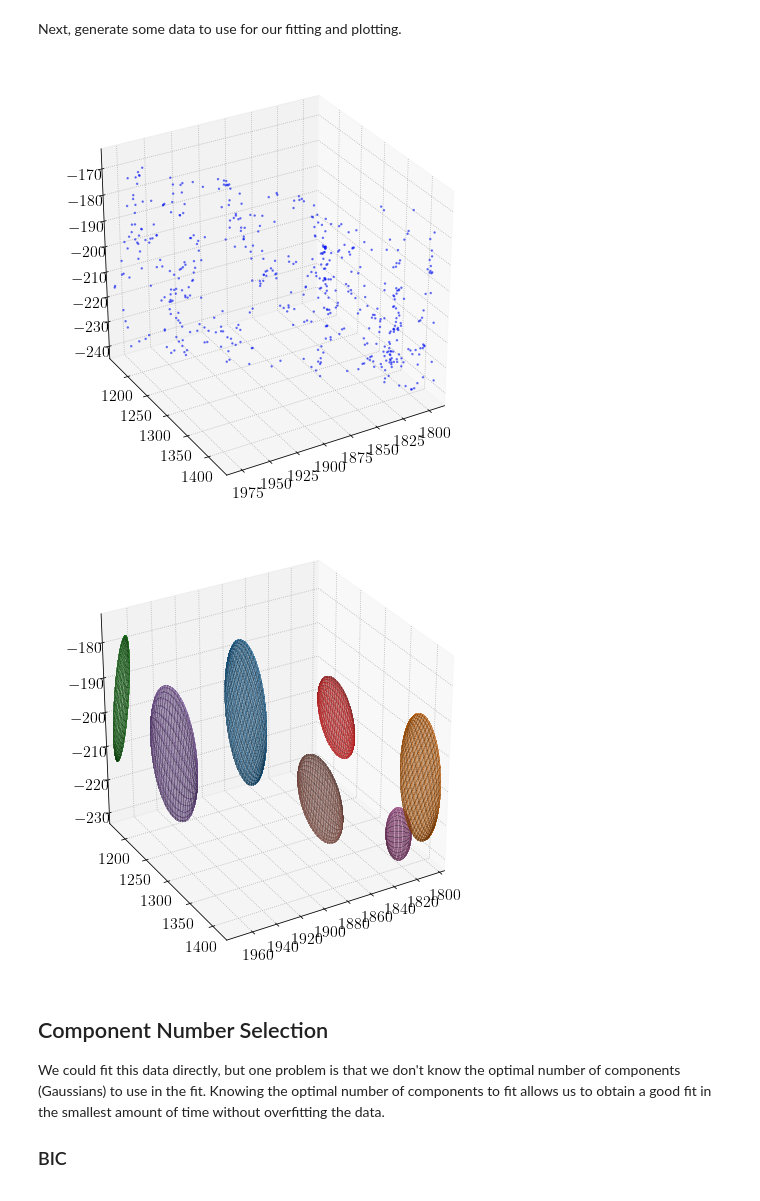
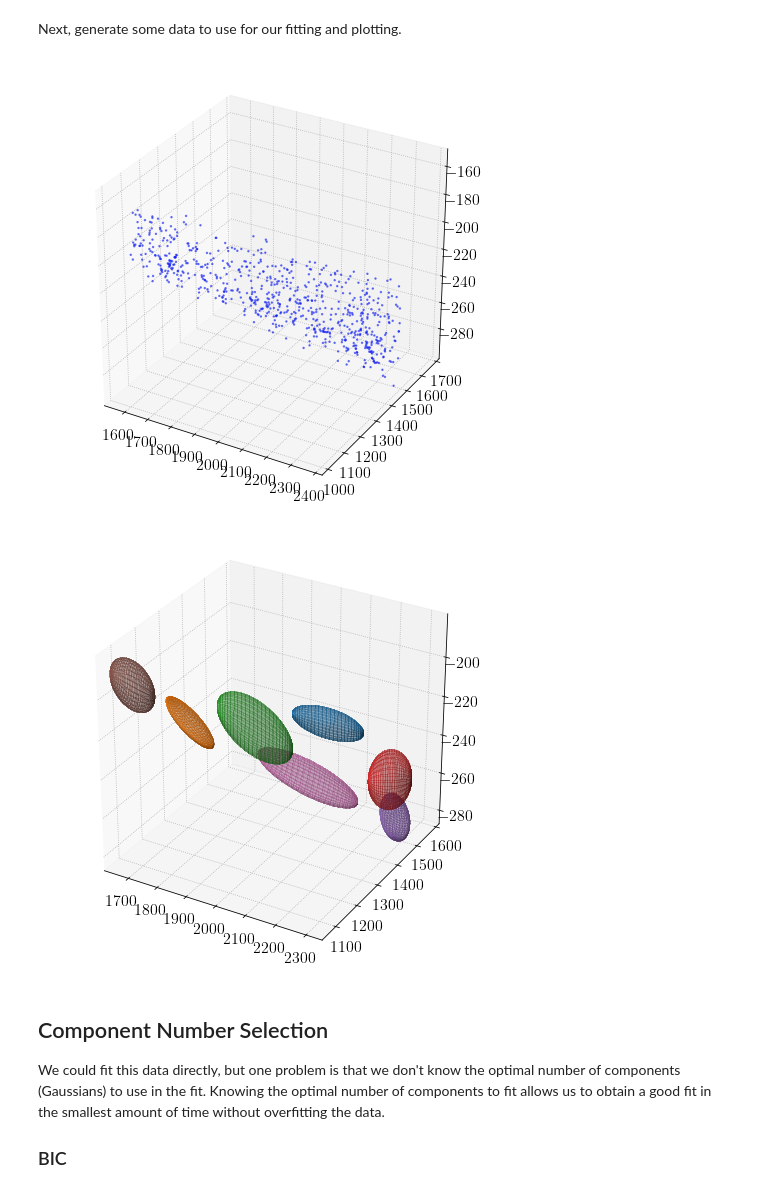
Before and after one commit to umikanero/XDGMM, a Jupyter notebook: VIPERS/VIPERS.ipynb, the cells around one changed output. Drawn from its saved outputs; the diff is of its cells as text; code cells hidden in the pictures.

```diff
--- a/VIPERS/VIPERS.ipynb
+++ b/VIPERS/VIPERS.ipynb
@@ -28,26 +28,25 @@ warnings.filterwarnings('ignore')
 # %% [markdown]
 Next, generate some data to use for our fitting and plotting.
 # %%
-filename='/Users/mahaixia/Documents/GitHub/GMM_VIPERS/GMM_officalData/VIPERS_test_box.npz'
+filename='/Users/mahaixia/Git_Workspace/GMM_VIPERS/XDGMM/VIPERS_test_0.55-0.56.npz'
 
 A = np.load(filename)
 DATA = np.array(A['a1'])
 n_comonents = 60
 points = DATA[:, :3]
 # idx = np.where((points[:,0]>1850)&(points[:,0]<1950)&(points[:,1]>1200)&(points[:,1]<1300))
 # points = points[idx]
 
 fig = plt.figure(figsize=(8, 8))
 axes = fig.add_subplot(111, projection='3d')
-axes.view_init(30, 60)
 # axes.set_zlim3d(-250, -150)
 # axes.set_xlim3d(1850, 1950)
 # axes.set_ylim3d(1200, 1300)
 axes.scatter(points[:,0], points[:,1], points[:,2], s = 2.0, alpha = 0.5)
 
 Xerr = np.zeros(points.shape + points.shape[-1:])
 # %% [output]
-[figure, old version]
+[figure, new version]
 # %%
 def plot_sphere(w=0, center=[0,0,0], r=[1, 1, 1], rotation=[1,1,1], ax=None):
     '''
@@ -91,7 +90,6 @@ index = gmm.predict(points)
 # visualization.visualize_3d_gmm(points, gmm.weights_, gmm.means_.T, gmm.covariances_, type = 'full', index = index) #.T 矩阵转置
 figsk = plt.figure(figsize=(8, 8))
 axessk = figsk.add_subplot(111, projection='3d')
-axessk.view_init(30, 60)
 # axessk.set_zlim3d(200, 250)
 # axessk.set_xlim3d(-150, -100)
 # axessk.set_ylim3d(50, 100)
@@ -102,7 +100,7 @@ for i in range(n_components):
     r = np.sqrt(v)
     plot_sphere(gmm.weights_[i], gmm.means_.T[:3,i], r, u, ax=axessk)
 # %% [output]
-[figure, old version]
+[figure, new version]
 # %% [markdown]
 ## Component Number Selection
 
```
Also changed, not shown: parts of 4 cells of this notebook, 12 other files.
